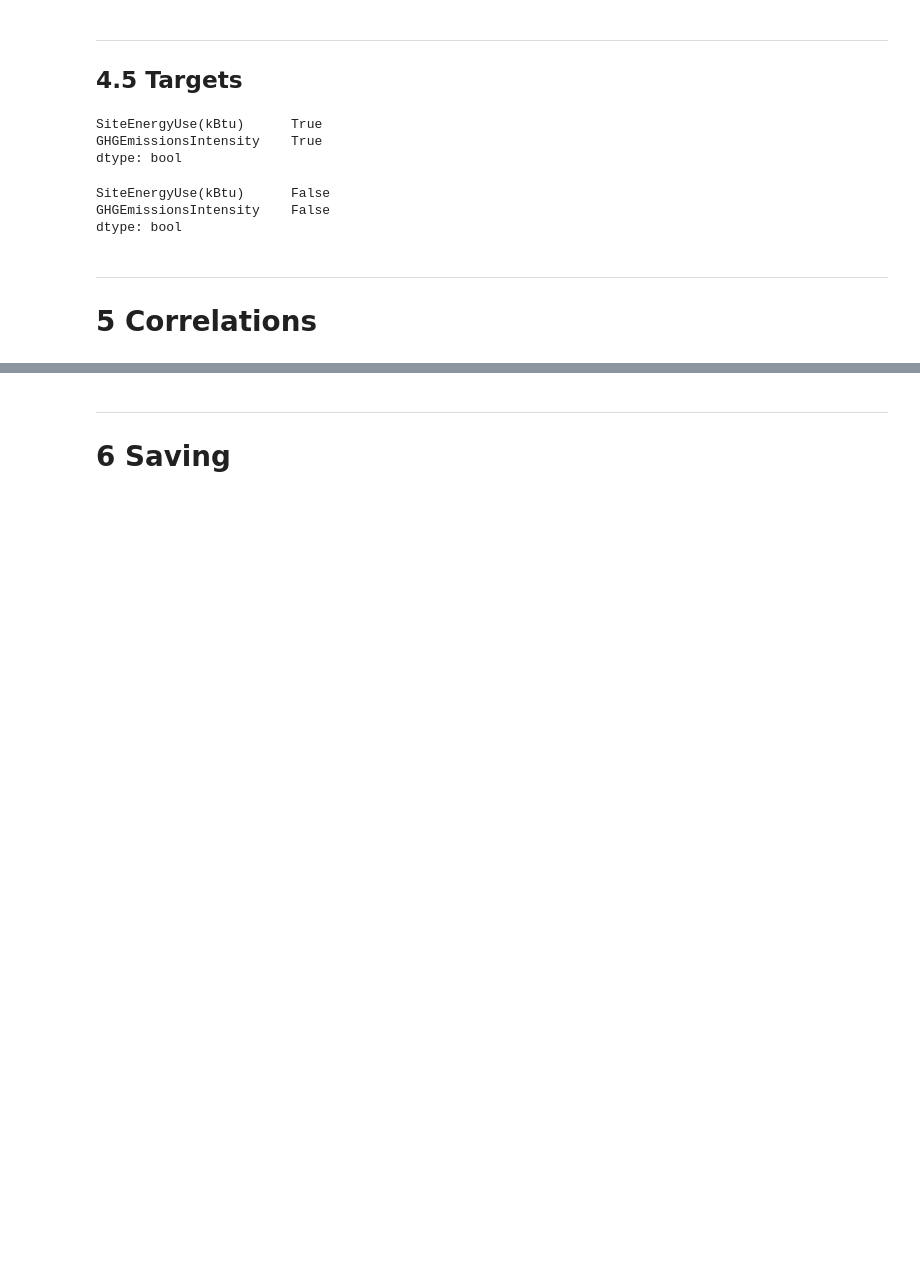
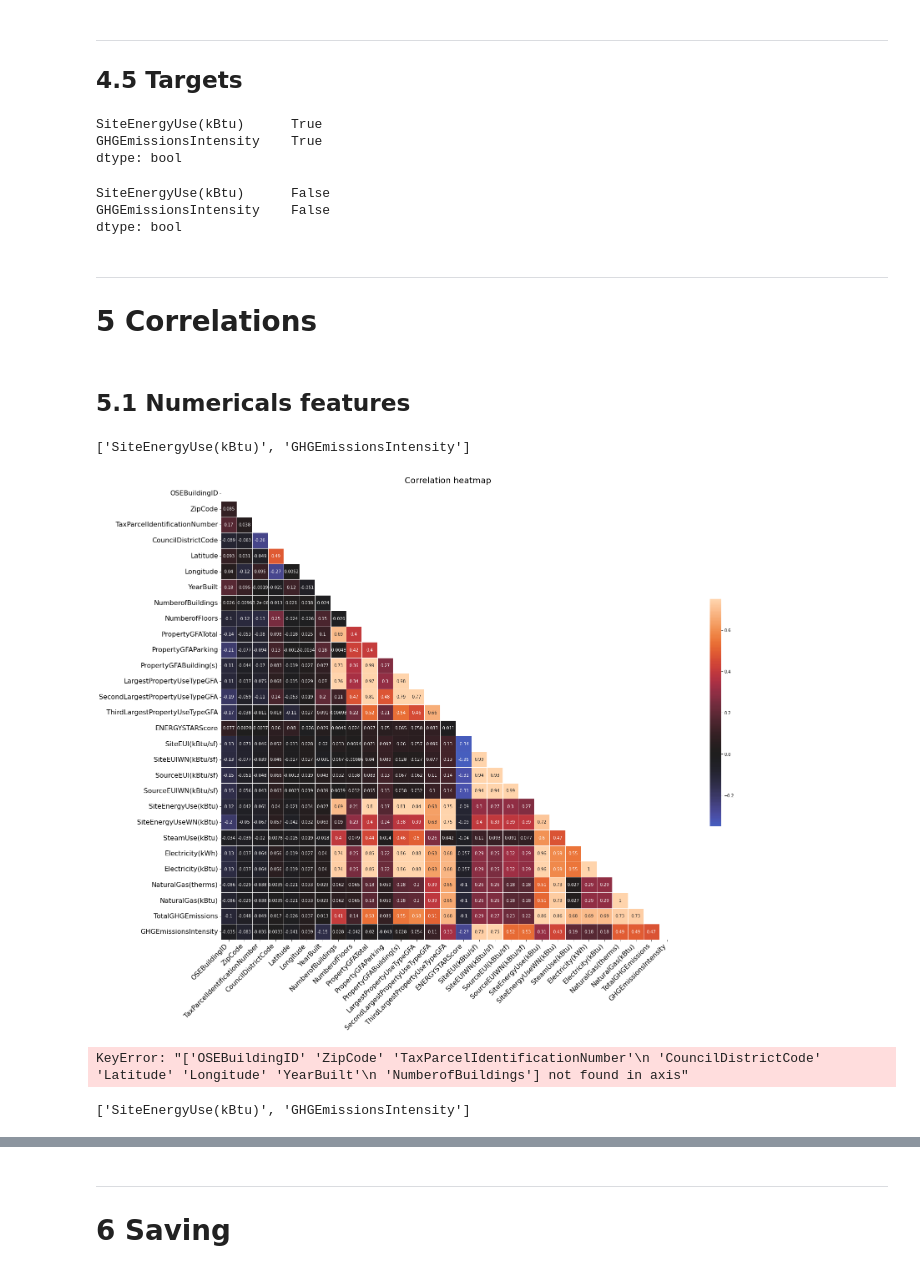
Before and after one commit to curiousmindflow/oc-ml-p3, a Jupyter notebook: preparation.ipynb, the cells around one changed output, grey strips where cells are left out. Drawn from its saved outputs; the diff is of its cells as text; code cells hidden in the pictures; blank space fills up the shorter version.

```diff
--- a/preparation.ipynb
+++ b/preparation.ipynb
@@ -530,6 +534,18 @@ dtype: bool
 # %% [markdown]
 ***
 # 5 Correlations
+# %% [markdown]
+## 5.1 Numericals features
+# %%
+targets
+# %% [output]
+['SiteEnergyUse(kBtu)', 'GHGEmissionsIntensity']
 # %%
 if config["correlations"]["heatmap_pre_plot"]:
-    correlation_heatmap(data)
+    correlation_heatmap(numerical_data)
+# %% [output]
+[figure, added]
+# %%
+data.drop(columns=["OSEBuildingID", "ZipCode", "TaxParcelIdentificationNumber", "CouncilDistrictCode", "Latitude", "Longitude", "YearBuilt", "NumberofBuildings"], inplace=True)
+# %% [output]
+KeyError: "['OSEBuildingID' 'ZipCode' 'TaxParcelIdentificationNumber'\n 'CouncilDistrictCode' 'Latitude' 'Longitude' 'YearBuilt'\n 'NumberofBuildings'] not found in axis"
@@ -535,0 +554,4 @@ if config["correlations"]["heatmap_pre_plot"]:
+# %%
+targets
+# %% [output]
+['SiteEnergyUse(kBtu)', 'GHGEmissionsIntensity']
```
Also changed, not shown: parts of 17 cells of this notebook, 2 other files.
